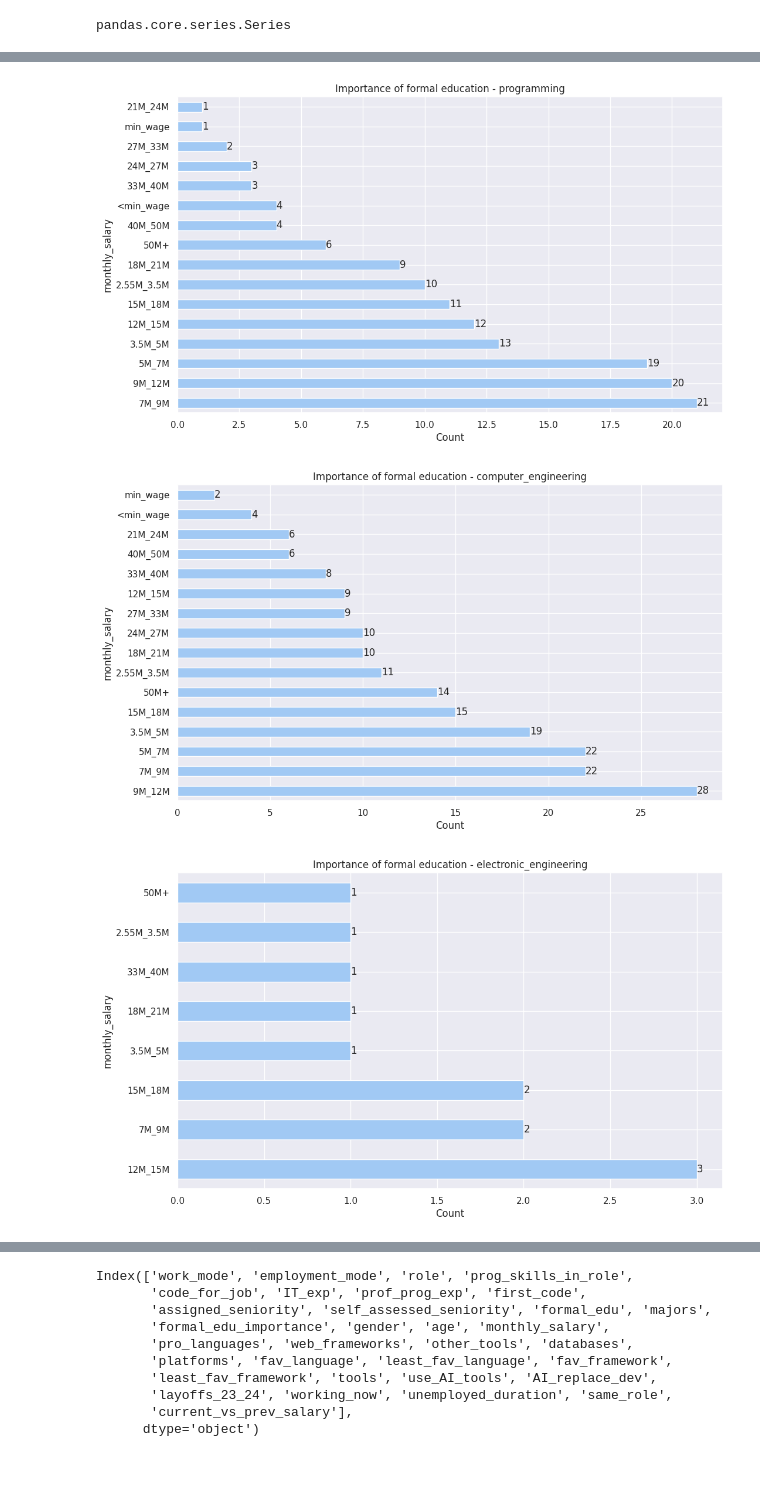
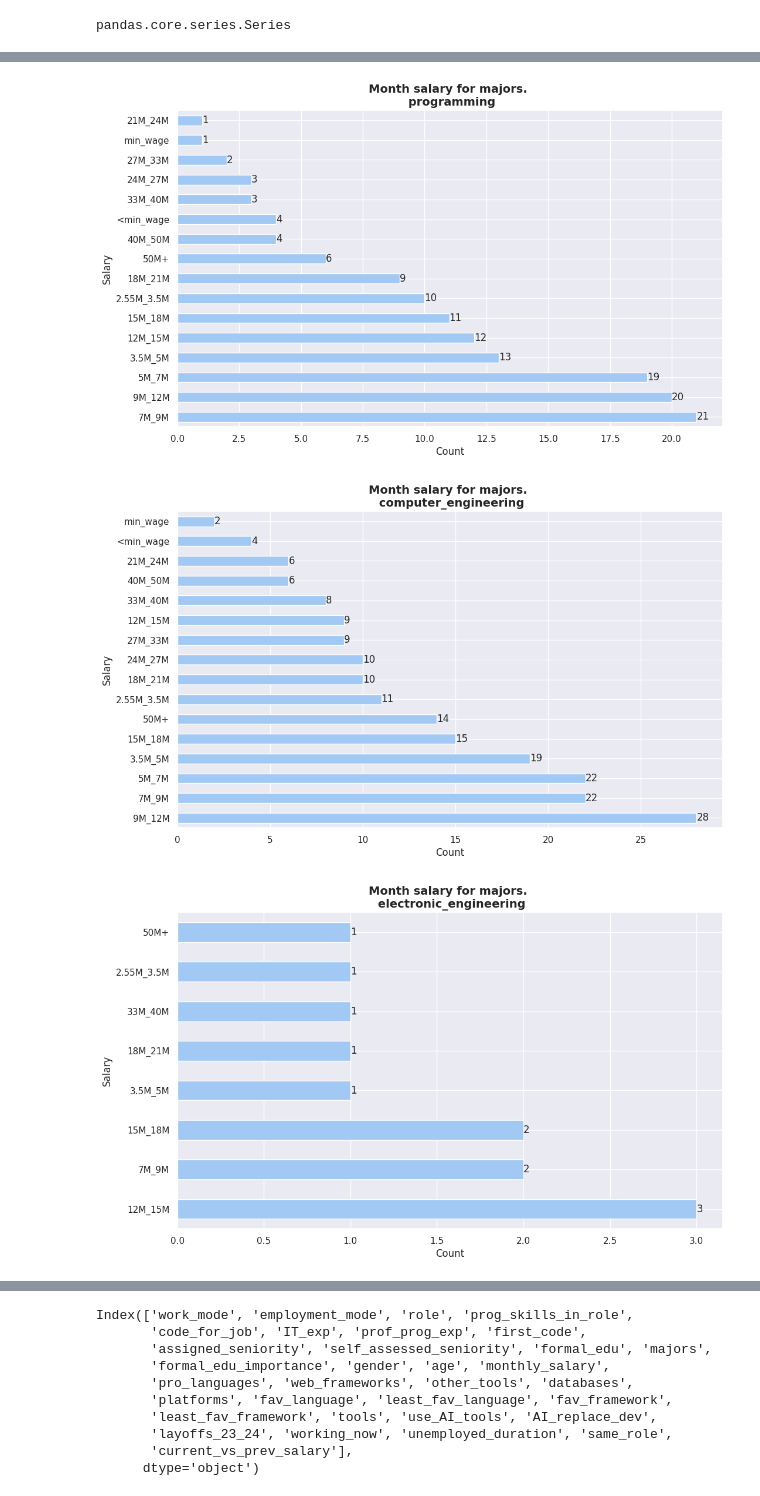
Before and after one commit to TorrezMN/Enc.-Devs-2024-Py, a Jupyter notebook: notebooks/educacion.ipynb, the cells around one changed output, grey strips where cells are left out. Saved outputs shown, nothing was run; the diff lists cells and outputs as text; code cells hidden in the pictures; blank space fills up the shorter version.

```diff
--- a/notebooks/educacion.ipynb
+++ b/notebooks/educacion.ipynb
@@ -94,3 +122,5 @@ plot_grouped_barh_charts(gender_groups, "majors")
 # %%
-chart_unique_values(df, "majors", "monthly_salary")
+barh_chart_unique_values(
+    df, "majors", "monthly_salary", "Month salary for majors.", "Salary"
+)
 # %% [output]
@@ -98,3 +128,3 @@ chart_unique_values(df, "majors", "monthly_salary")
-[figure, old version]
+[figure, new version]
-[figure, old version]
+[figure, new version]
-[figure, old version]
+[figure, new version]
```
Also changed, not shown: parts of 14 cells of this notebook, 2 other files.
